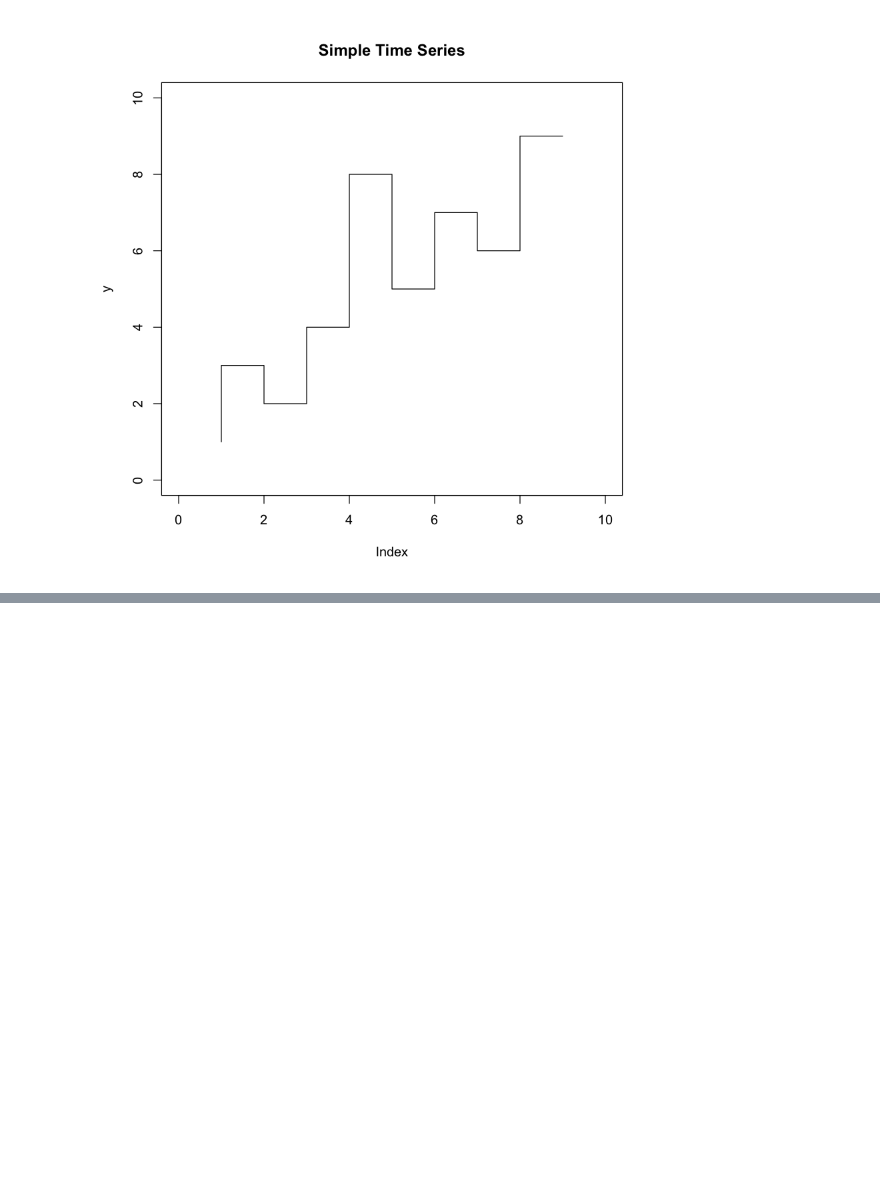
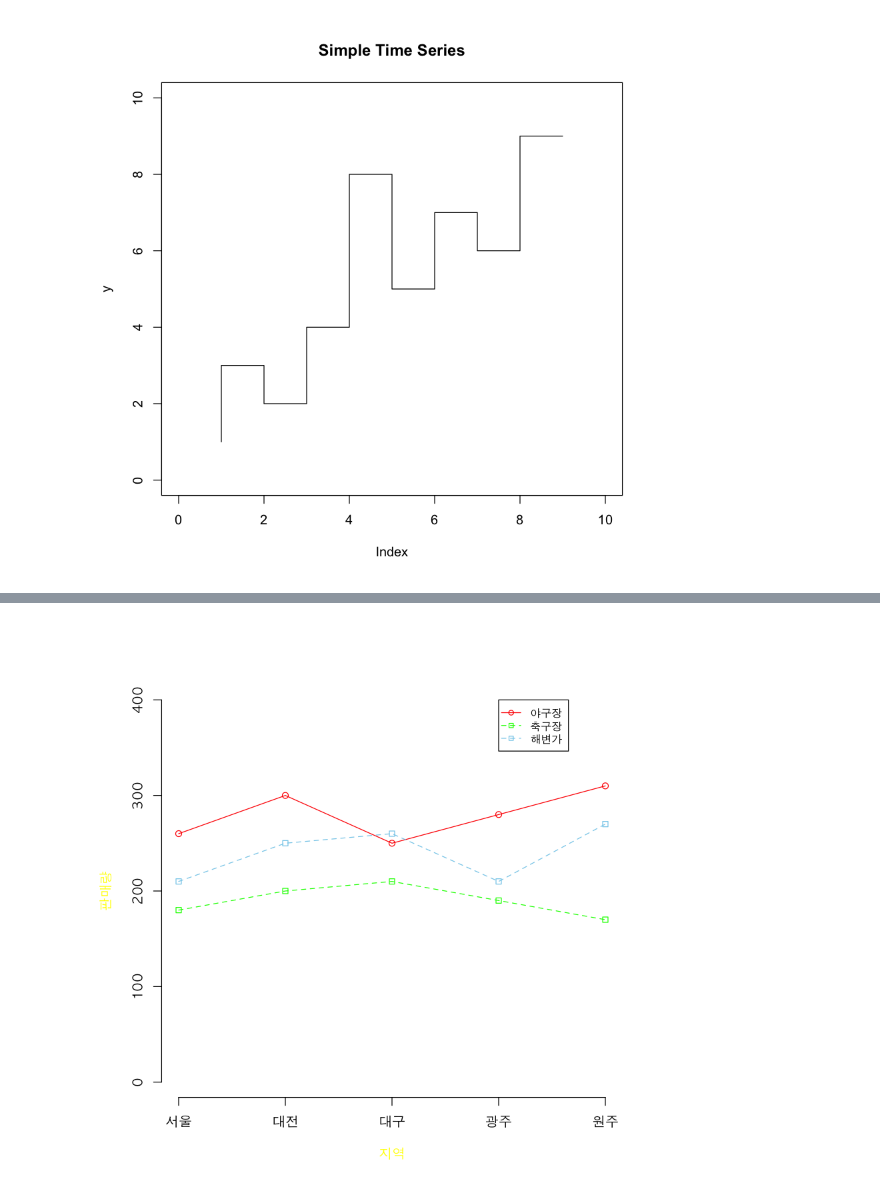
Before and after one commit to JeongYouYoung/R, a Jupyter notebook: 09. 데이터 시각화.ipynb, the cells around one changed output, grey strips where cells are left out. Drawn from its saved outputs; the diff is of its cells as text; code cells hidden in the pictures; blank space fills up the shorter version.

```diff
--- a/09. 데이터 시각화.ipynb
+++ b/09. 데이터 시각화.ipynb
@@ -214,0 +230,63 @@ plot(x,y,#<=얘만 데이터고 나머지 순서는 아무 상관없다.
+# %%
+# 3종류 dataset의 선 그래프
+abc <- c(260, 300, 250,280, 310)
+def <- c(180, 200, 210, 190, 170)
+ghi <- c(210, 250, 260, 210, 270)
+# %%
+# 같은 cell안에서 사용한다!
+# 계속 보면서 해야함 그래서 note사용중인거임!
+#plot 빼 놓고 바깥에 있는 함수들은 아무데나 같은셀 안에서 사용할수 있다.
+
+par(family = "AppleGothic")
+plot(abc,
+    ylim = c(0, 400),#그래프의 범위가 서로 다름 이걸 잘봐야함. 내가 판단해야 하는것
+    type = "o",
+    col  = "red",
+    axes = F, #x,y 죄표 Frame 제거(축이 두개니까 s)
+    ann  = F #x,y의 Label제거
+    )
+
+# x축과 x축의 라벨을 설정(축만드는 함수 = axis)
+axis(1, at=1:5, lab=c("서울","대전","대구","광주","원주"))
+
+# y축과 y축의 라벨을 설정
+axis(2, ylim=c(0:400))
+
+#main title 지정 : plot에서 쓸수 있으나 같은셀 안에서 plot에 나와서 쓸수 있다
+# 따로 쓰면 컬러값을 줄수 있음
+title(main = "과일 판매량", col.main="white")
+
+#X축 title(label)지정
+title(xlab = "지역", col.lab = "yellow")
+
+#y축 title(label)지정
+title(ylab = "판매량", col.lab = "yellow")
+
+
+#선그리기
+#함수로 def그리기
+lines(def,
+     type = "o",
+      pch = 22,
+      col = "green",
+      lty = 2
+     )
+
+#선그리기 함수로 ghi 그리기
+lines(ghi,
+      type = "o",
+      pch  = 22,
+      col  = "skyblue",
+      lty  = 2
+     )
+
+#범례 (legend)# 먼저 사용할 위치를 정한다 data값으로 위치를 정한다.(index값이랑 데이터값)
+legend(4, 400, # x,y 좌표
+       c("야구장","축구장","해변가"),
+       col = c("red","green","skyblue"),
+       pch = c(21,22,22),
+       lty = c(1,2,2),
+       cex = 0.8 # 크기조정 기본값은 '1'
+      )
+# %% [output]
+[figure, added]
```
Also changed, not shown: parts of 49 cells of this notebook, 1 other file.
